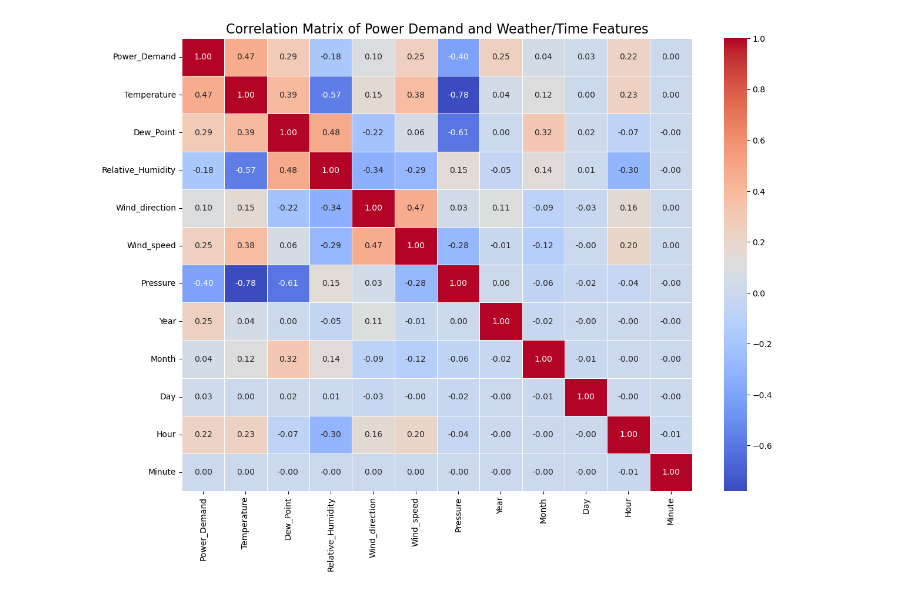
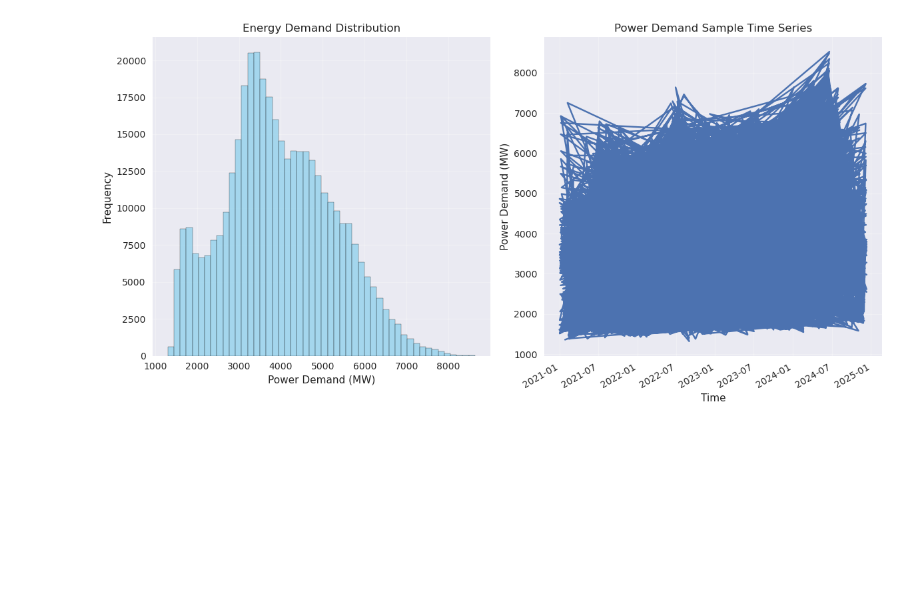
Before and after one commit to Srindot/NCR_Energy_Consumption_Pattern, a Jupyter notebook: Energy_distribution.ipynb, the cells around one changed output. Saved outputs shown, nothing was run; the diff lists cells and outputs as text; code cells hidden in the pictures; blank space fills up the shorter version.

```diff
--- a/Energy_distribution.ipynb
+++ b/Energy_distribution.ipynb
@@ -3,13 +3,12 @@
 # %%
-import pandas as pd
-import seaborn as sns
-import matplotlib.pyplot as plt
 import pandas as pd
 import numpy as np
 import matplotlib.pyplot as plt
 import seaborn as sns
-from sklearn.model_selection import train_test_split
-from sklearn.linear_model import LinearRegression
-from sklearn.metrics import mean_absolute_error, mean_squared_error
-import xgboost as xgb
+from scipy import stats
+import warnings
+warnings.filterwarnings('ignore')
+
+plt.style.use('seaborn-v0_8')
+print("Libraries imported successfully")
 # %% [output]
@@ -18,47 +16,38 @@ Note: You have installed the 'manylinux2014' variant of XGBoost. Certain feature
 # %%
+print("Loading Energy Consumption Data...")
 
+try:
+    energy_df = pd.read_csv('Data/EST_Project_5min_Dataset.csv')
+    energy_df['Date_Time'] = pd.to_datetime(energy_df['Date_Time'], format='%d-%m-%Y %H:%M')
+    energy_df.set_index('Date_Time', inplace=True)
 
-# --- 1. Load Your Data ---
-# Replace 'your_file.csv' with the actual path to your CSV file.
-try:
-    df = pd.read_csv('Data/EST_Project_5min_Dataset.csv')
+    print(f"Data loaded successfully: {len(energy_df):,} records")
+    print(f"Date range: {energy_df.index.min()} to {energy_df.index.max()}")
+
+    print("\nData Overview:")
+    print(energy_df['Power_Demand'].describe())
+
+    plt.figure(figsize=(12, 6))
+
+    plt.subplot(1, 2, 1)
+    energy_df['Power_Demand'].hist(bins=50, alpha=0.7, color='skyblue', edgecolor='black')
+    plt.title('Energy Demand Distribution')
+    plt.xlabel('Power Demand (MW)')
+    plt.ylabel('Frequency')
+    plt.grid(True, alpha=0.3)
+
+    plt.subplot(1, 2, 2)
+    sample_data = energy_df['Power_Demand'].sample(min(10000, len(energy_df)))
+    sample_data.plot()
+    plt.title('Power Demand Sample Time Series')
+    plt.xlabel('Time')
+    plt.ylabel('Power Demand (MW)')
+    plt.grid(True, alpha=0.3)
+
+    plt.tight_layout()
+    plt.show()
+
 except FileNotFoundError:
-    print("Error: Make sure 'your_file.csv' is in the same directory as the script or provide the full path.")
-    exit()
-
-
-columns_for_correlation = [
-    'Power_Demand', 'Temperature', 'Dew_Point', 'Relative_Humidity',
-    'Wind_direction', 'Wind_speed', 'Pressure', 'Year', 'Month', 'Day',
-    'Hour', 'Minute'
-]
-df_corr = df[columns_for_correlation]
-
-# --- 3. Calculate the Correlation Matrix ---
-# The .corr() method calculates the Pearson correlation coefficient between all pairs of columns.
-# The result is a DataFrame where the rows and columns are the variable names.
-correlation_matrix = df_corr.corr()
-
-# --- 4. Analyze Correlation with the Target Variable ---
-# We are most interested in how each predictor relates to 'Power_Demand'.
-# Let's isolate that column from the matrix and sort it.
-target_correlation = correlation_matrix['Power_Demand'].sort_values(ascending=False)
-
-print("--- Correlation of Predictors with Power Demand ---")
-print(target_correlation)
-print("\n(Values close to 1.0 or -1.0 indicate a strong relationship)\n")
-
-
-# --- 5. Visualize the Full Correlation Matrix with a Heatmap ---
-# A heatmap is an excellent way to see the relationships visually.
-plt.figure(figsize=(14, 10))  # Set the size of the figure for better readability
-sns.heatmap(
-    correlation_matrix,
-    annot=True,          # Show the correlation values on the map
-    cmap='coolwarm',     # Use a color map that's good for correlations (red=positive, blue=negative)
-    fmt=".2f",           # Format the numbers to two decimal places
-    linewidths=.5
-)
-plt.title('Correlation Matrix of Power Demand and Weather/Time Features', fontsize=16)
-plt.show()
+    print("Error: Data file not found!")
+    raise
 # %% [output]
@@ -81 +71 @@ Name: Power_Demand, dtype: float64
-[figure, old version]
+[figure, new version]
```
Also changed, not shown: parts of 7 cells of this notebook, 2 other files.
